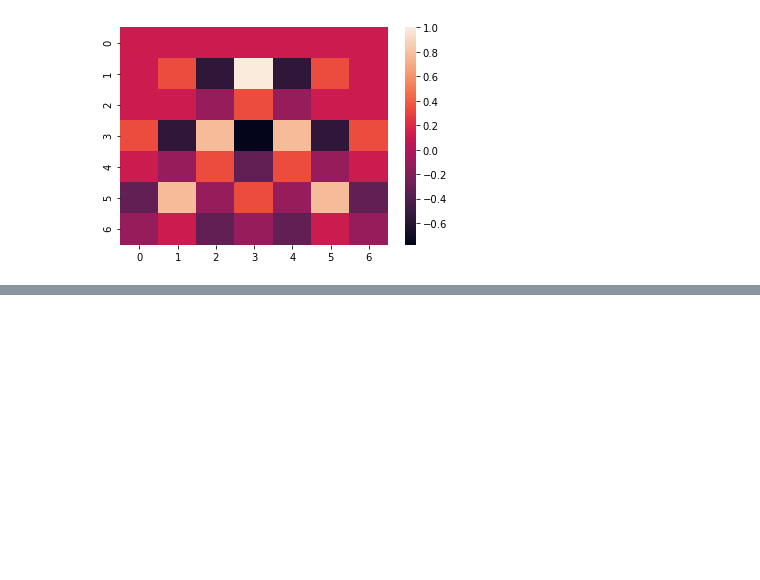
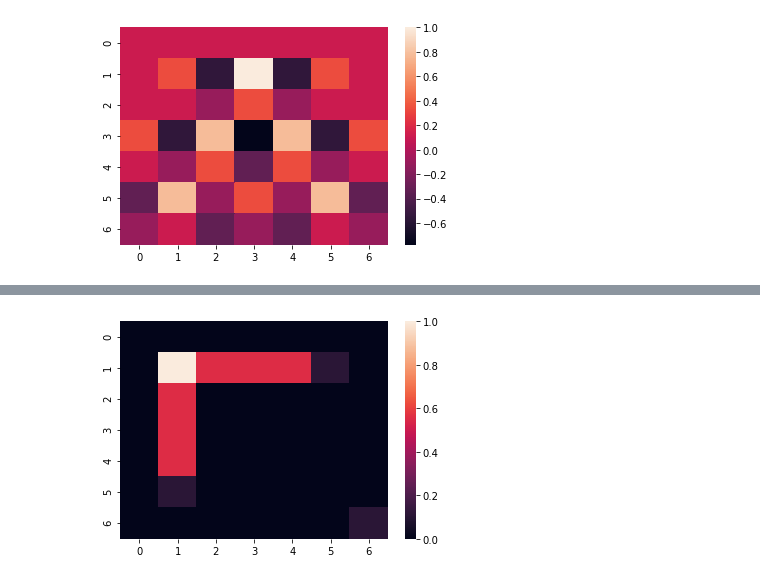
Before and after one commit to ybuchmeier/KI_Sem5, a Jupyter notebook: Uebungsblatt.ipynb, the cells around one changed output, grey strips where cells are left out. Drawn from its saved outputs; the diff is of its cells as text; code cells hidden in the pictures; blank space fills up the shorter version.

```diff
--- a/Uebungsblatt.ipynb
+++ b/Uebungsblatt.ipynb
@@ -201,0 +210,26 @@ _ = heatmap(prepare_for_heatmap(ergebnis, DIMENSIONS, DIMENSIONS))
+# %%
+def relu(liste: list):
+    ergebnis = []
+    for zahl in liste:
+        if zahl < 0:
+            a = 0
+        else:
+            a = zahl
+        ergebnis.append(a)
+    return ergebnis
+# %%
+ergebnis = kernel_iterate(kernel3, bild1)
+ergebnisRelu = relu(ergebnis)
+i = 0
+a = 0
+b = 7
+e1heat = []
+while i < 7:
+    e1heat.append(ergebnisRelu[a:b])
+    a = a + 7
+    b = b + 7
+    i = i + 1
+e1heat
+_ = heatmap(e1heat)
+# %% [output]
+[figure, added]
```
Also changed, not shown: parts of 3 cells of this notebook.
